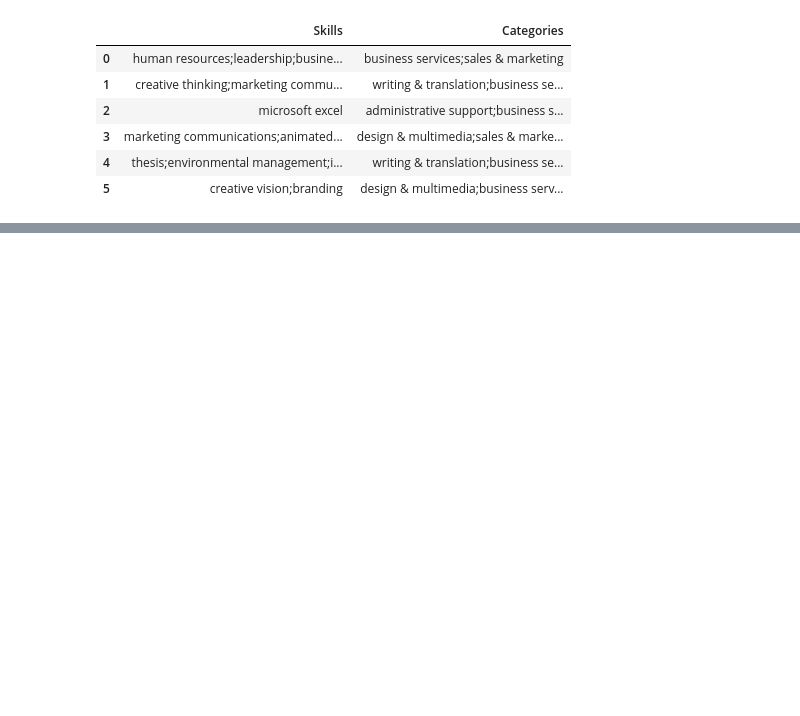
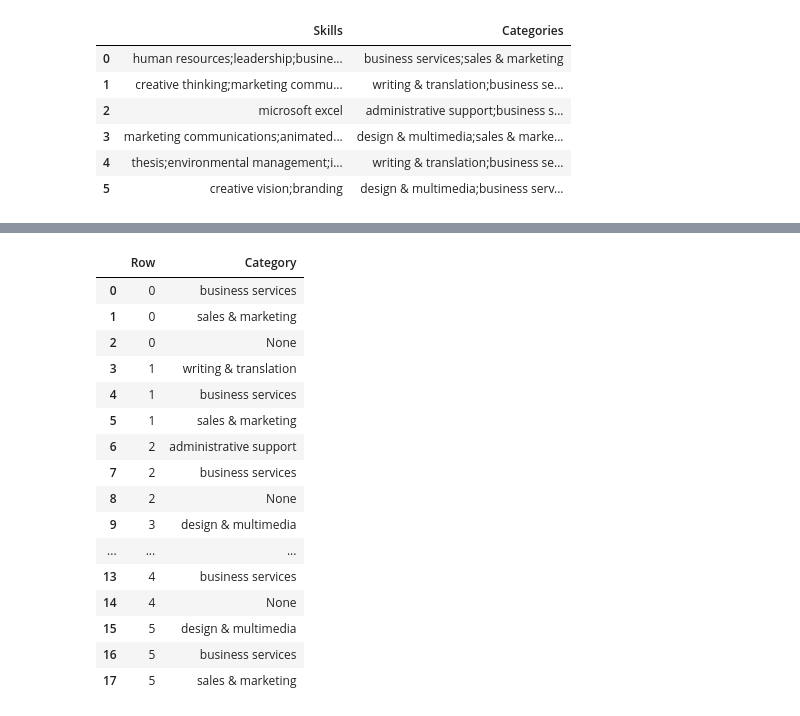
Before and after one commit to pjleimbigler/job2skills, a Jupyter notebook: job2skills.ipynb, the cells around one changed output, grey strips where cells are left out. Drawn from its saved outputs; the diff is of its cells as text; code cells hidden in the pictures; blank space fills up the shorter version.

```diff
--- a/job2skills.ipynb
+++ b/job2skills.ipynb
@@ -11,23 +32,4 @@
 # %%
 import pandas as pd
+df_example = pd.DataFrame(d)
-# %%
-df_example = pd.DataFrame({'Skills':
-                   [
-                        'human resources;leadership;business development',
-                        'creative thinking;marketing communications',
-                        'microsoft excel',
-                        'marketing communications;animated video',
-                        'thesis;environmental management;industry analysis',
-                        'creative vision;branding'
-                   ],
-                   'Categories':
-                    [
-                        'business services;sales & marketing',
-                        'writing & translation;business services;sales & marketing',
-                        'administrative support;business services',
-                        'design & multimedia;sales & marketing',
-                        'writing & translation;business services',
-                        'design & multimedia;business services;sales & marketing'
-                    ]
-                  })
 # %%
@@ -49,0 +193,3 @@ The most naive approach is simply to create a new DataFrame that maps each categ
+# %%
+Skills = df['Skills'].str.split(';', expand=True)
+Categories = df['Categories'].str.split(';', expand=True)
@@ -49,0 +206,21 @@ The most naive approach is simply to create a new DataFrame that maps each categ
+# %%
+Categories_m = pd.melt(Categories.T, var_name='Row', value_name='Category')
+Categories_m
+# %% [output]
+|  | Row | Category |
+| 0 | 0 | business services |
+| 1 | 0 | sales & marketing |
+| 2 | 0 | None |
+| 3 | 1 | writing & translation |
+| 4 | 1 | business services |
+| 5 | 1 | sales & marketing |
+| 6 | 2 | administrative support |
+| 7 | 2 | business services |
+| 8 | 2 | None |
+| 9 | 3 | design & multimedia |
+| ... | ... | ... |
+| 13 | 4 | business services |
+| 14 | 4 | None |
+| 15 | 5 | design & multimedia |
+| 16 | 5 | business services |
+| 17 | 5 | sales & marketing |
```
Also changed, not shown: parts of 28 cells of this notebook.
